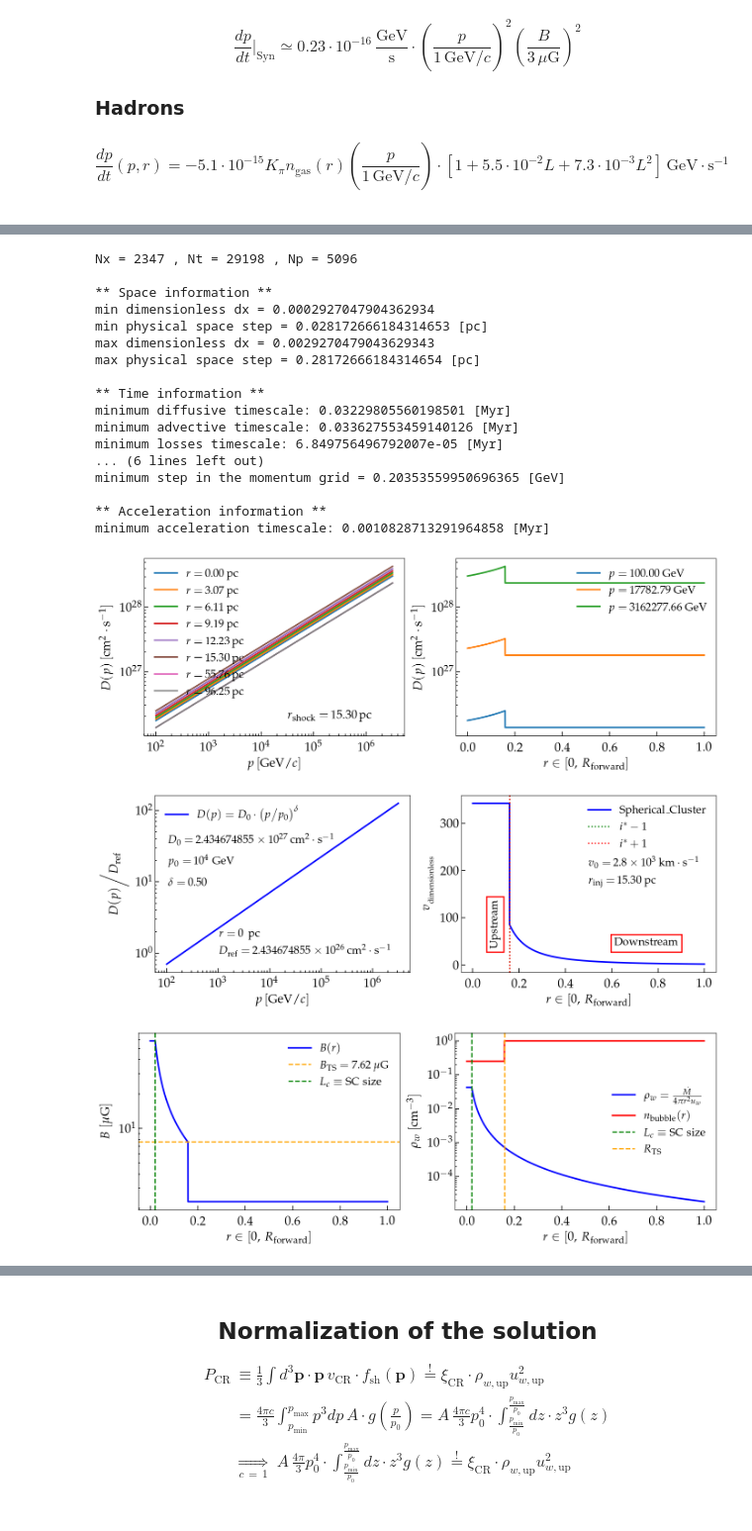
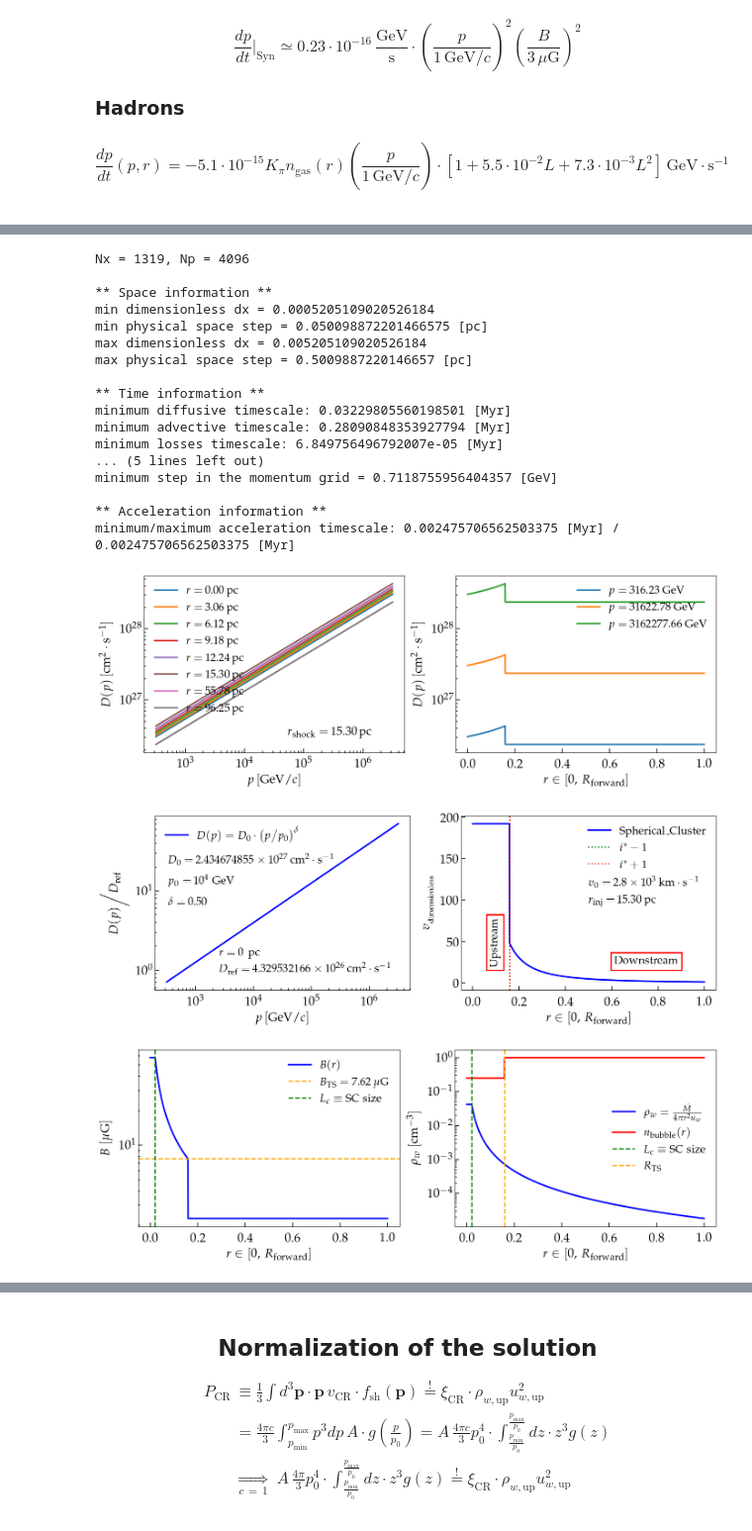
Before and after one commit to ottaviofornieri/StellarClusters, a Jupyter notebook: GitHub_Transport_Radau5Spherical_NonUniformGrid_NonSymmetricShock.ipynb, the cells around one changed output, grey strips where cells are left out. Shown at 99% size. Saved outputs shown, nothing was run; the diff lists cells and outputs as text; code cells hidden in the pictures.

```diff
--- a/GitHub_Transport_Radau5Spherical_NonUniformGrid_NonSymmetricShock.ipynb
+++ b/GitHub_Transport_Radau5Spherical_NonUniformGrid_NonSymmetricShock.ipynb
@@ -183,7 +183,7 @@ p_max_cluster = 800.e3                    # 800 TeV, corresponding to a maximum
 
 t_physical_yr = 3.e+6                     # age of the system, in [yr]
 t_physical_Myr = t_physical_yr / 1.e+6    # same, in [Myr]
-t_run_yr = 1.e5                           # run time, in [yr]
+t_run_yr = 3.e6                           # run time, in [yr]
 t_run_Myr = t_run_yr / 1.e6               # same, in [Myr]
 
 
@@ -274,12 +274,13 @@ n_op = 2                 # number of variables in the PDE
 L = 1.
 
 # momentum grid
+'''
 Np = 5096
 p_grid = np.logspace(start=2., stop=6.5, num=Np+1)       # in [GeV]
 '''
 Np = 4096
-p_grid = np.logspace(start=2.5, stop=6., num=Np+1)       # in [GeV]
-'''
+p_grid = np.logspace(start=2.5, stop=6.5, num=Np+1)       # in [GeV]
+
 deltap_over_p = [ (p_grid[ip+1] - p_grid[ip]) / p_grid[ip] for ip in range(len(p_grid)-1) ]
 p_lower1 = p_grid[0] / ( 1 + deltap_over_p[0] )           # ghost momentum, lower
 p_higher1 = p_grid[-1] * ( 1 + deltap_over_p[0] )         # ghost momentum, upper
@@ -930,46 +936,30 @@ Diffusive distance for 100.0 [GeV] leptons = 56.18963875226954 [pc]
 
 
 # time grid
-timescale_adv = (L_ref*conv_pc_cm / v_0_cm) * conv_sec_yr/1.e6
-timescale_diff = (L_ref*conv_pc_cm)**2 / (2 * np.max(D_matrix)) * conv_sec_yr/1.e6
-timescale_acc = 3. / (v_0_cm - v_0_cm/compr_factor) * ( (np.min(D_matrix) / v_0_cm) + (np.min(D_matrix) / (v_0_cm/compr_factor)) ) * conv_sec_yr/1.e6
-timescale_losses = min(integrals_losses_KN * conv_sec_yr/1.e+6)
-
-minimum_tau = min(timescale_adv, timescale_diff, timescale_acc, timescale_losses)
-factor_dt = 2.e1                                         # divide the minimum timescale, to fix dt
-dt_tot_Myr = minimum_tau / factor_dt                     # dimensional timestep, in [Myr]
-Nt = int(t_run_Myr / (dt_tot_Myr))
-Tbar_dim_s = (L_ref*conv_pc_cm)**2 / D_ref               # time unit in [sec], to make dimensionless time
-dt_tot = (dt_tot_Myr*1.e6*conv_yr_sec) / Tbar_dim_s      # dimensionless
-diff_length_dless = np.sqrt(2 * D_0/D_ref * dt_tot)
-t_grid = np.arange(start=0., stop=Nt*dt_tot, step=dt_tot)
-dt = dt_tot / n_op
-t_true = (Nt * dt_tot_Myr)                               # true duration of the run, in [Myr]
+Tbar_dim_s = (L_ref*conv_pc_cm)**2 / D_ref               # time unit in [sec], to make time dimensionless
 
 
-
-print('Nx =', Nx, ', Nt =', Nt, ', Np =', Np)
+print(f'Nx = {Nx}, Np = {Np}')
 print('')
 print('** Space information **')
-print('min dimensionless dx =', dx_min)
-print('min physical space step =' , dx_physical_min, '[pc]')
-print('max dimensionless dx =', dx_max)
-print('max physical space step =' , dx_physical_max, '[pc]')
+print(f'min dimensionless dx = {dx_min}')
+print(f'min physical space step = {dx_physical_min} [pc]')
+print(f'max dimensionless dx = {dx_max}')
+print(f'max physical space step = {dx_physical_max} [pc]')
 print('')
 print('** Time information **')
-print('minimum diffusive timescale:', timescale_diff, '[Myr]')
-print('minimum advective timescale:', timescale_adv, '[Myr]')
-print('minimum losses timescale:', timescale_losses, '[Myr]')
-print('dimensionless dt_tot =', dt_tot)
-print('physical time interval, dt_tot =', dt_tot_Myr, '[Myr]')
-print('physical time of the whole run, T_tot =', t_true, '[Myr]')
+print(f'minimum diffusive timescale: {min(timescale_diff)} [Myr]')
+print(f'minimum advective timescale: {min(timescale_adv)} [Myr]')
+print(f'minimum losses timescale: {min(timescale_losses)} [Myr]')
+print(f'age of the system: {t_physical_Myr} [Myr]')
+print(f'physical time of the whole run, T_tot = {t_run_Myr} [Myr]')
 print('')
 print('** Momentum information **')
 print(f'min momentum = {p_grid[0]} GeV, max momentum = {p_grid[-1]} GeV')
-print('minimum step in the momentum grid =', dp_min, '[GeV]')
+print(f'minimum step in the momentum grid = {dp_min} [GeV]')
 print('')
 print('** Acceleration information **')
-print('minimum acceleration timescale:', timescale_acc, '[Myr]')
+print(f'minimum/maximum acceleration timescale: {min(timescale_acc)} [Myr] / {min(timescale_acc)} [Myr]')
 
 
 
@@ -1084,44 +1074,44 @@ plt.legend(fontsize=18, frameon=False, loc='best')
 
 '''plt.plot(x_grid, v_adv_derivative_Rsquare, lw=2., color='blue', label='$\\frac{d}{dr} \\left[ r^2 u_w(r) \\right]$')
 plt.xlabel('$ r \in [0, \, R_{\mathrm{forward}}]$',fontsize=20)
 plt.ylabel('$ \\frac{d}{dr} \\left[r^2 u_w(r) \\right] \\big\\vert_{_\mathrm{dimensionless}}$',fontsize=20)
 plt.legend(fontsize=18, frameon=False, loc='best')
 '''
 
 plt.subplot(1, 2, 2)
 plot_cosmetics_multi()
 
 
 plt.plot(x_grid, wind_density_array, lw=2.5, color='blue', label='$\\rho_w = \\frac{\dot{M}}{4 \pi r^2 u_w}$')
 plt.plot(x_grid, n_bubble_array, lw=2.5, color='red', label='$n_{\mathrm{bubble}}(r)$')
 plt.yscale('log')
 plt.axvline(x=L_c/L_ref, lw=2., ls='--', color='green', label='$L_c \equiv \mathrm{SC \; size}$')
 plt.axvline(x=R_TS / L_ref, lw=2., ls='--', color='orange', label='$R_{\mathrm{TS}}$')
 plt.xlabel('$ r \in [0, \, R_{\mathrm{forward}}]$',fontsize=20)
 plt.ylabel('$\\rho_w \; [\mathrm{cm^{-3}}]$',fontsize=20)
 plt.legend(fontsize=18, frameon=False, loc='best')
 plt.tight_layout()
 ############################################
 # %% [output]
-Nx = 2347 , Nt = 29198 , Np = 5096
+Nx = 1319, Np = 4096
 
 ** Space information **
-min dimensionless dx = 0.0002927047904362934
-min physical space step = 0.028172666184314653 [pc]
-max dimensionless dx = 0.0029270479043629343
-max physical space step = 0.28172666184314654 [pc]
+min dimensionless dx = 0.0005205109020526184
+min physical space step = 0.050098872201466575 [pc]
+max dimensionless dx = 0.005205109020526184
+max physical space step = 0.5009887220146657 [pc]
 
 ** Time information **
 minimum diffusive timescale: 0.03229805560198501 [Myr]
-minimum advective timescale: 0.033627553459140126 [Myr]
+minimum advective timescale: 0.28090848353927794 [Myr]
 minimum losses timescale: 6.849756496792007e-05 [Myr]
-... (6 lines left out)
-minimum step in the momentum grid = 0.20353559950696365 [GeV]
+... (5 lines left out)
+minimum step in the momentum grid = 0.7118755956404357 [GeV]
 
 ** Acceleration information **
-minimum acceleration timescale: 0.0010828713291964858 [Myr]
+minimum/maximum acceleration timescale: 0.002475706562503375 [Myr] / 0.002475706562503375 [Myr]
-[figure, old version]
+[figure, new version]
-[figure, old version]
+[figure, new version]
 [figure]
 # %%
 # Injection data #
```
Also changed, not shown: parts of 21 cells of this notebook, 53 other files.
